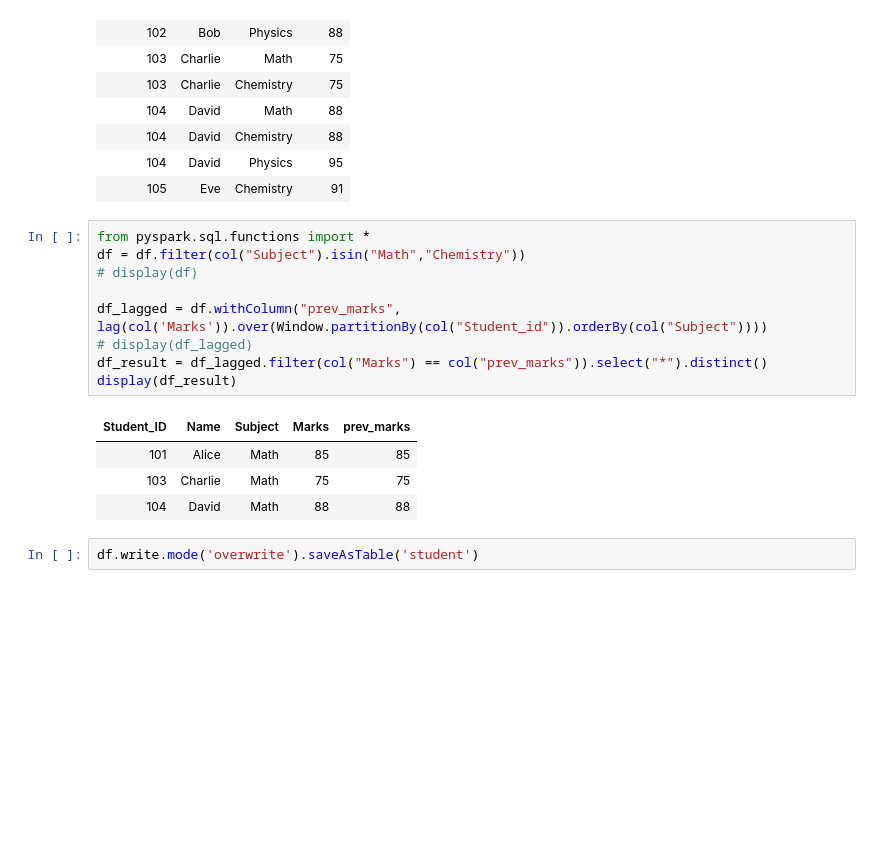
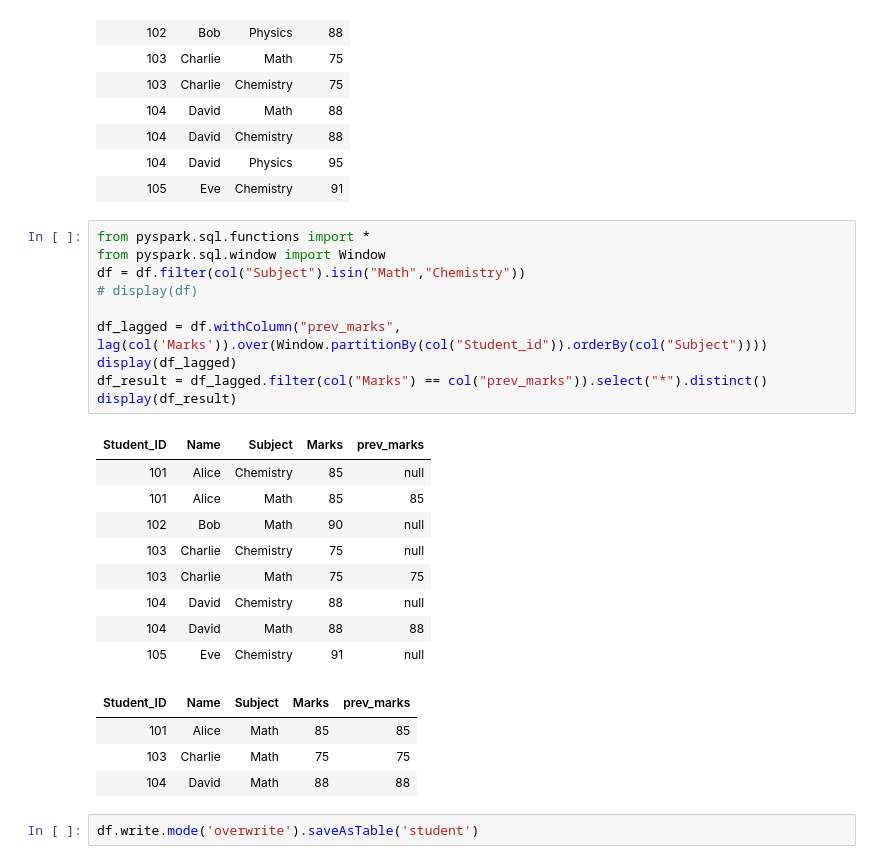
Before and after one commit to punitmore31/GCP_DE, a Jupyter notebook: Pyspark_SQL Notebook/Pyspark+SQL_problems.ipynb, the cells around one changed output. Drawn from its saved outputs; the diff is of its cells as text; blank space fills up the shorter version.

```diff
--- a/Pyspark_SQL Notebook/Pyspark+SQL_problems.ipynb
+++ b/Pyspark_SQL Notebook/Pyspark+SQL_problems.ipynb
@@ -433,18 +433,28 @@ df.display()
 | 105 | Eve | Chemistry | 91 |
 # %%
 from pyspark.sql.functions import *
+from pyspark.sql.window import Window
 df = df.filter(col("Subject").isin("Math","Chemistry"))
 # display(df)
 
 df_lagged = df.withColumn("prev_marks", lag(col('Marks')).over(Window.partitionBy(col("Student_id")).orderBy(col("Subject"))))
-# display(df_lagged)
+display(df_lagged)
 df_result = df_lagged.filter(col("Marks") == col("prev_marks")).select("*").distinct()
 display(df_result)
 # %% [output]
 | Student_ID | Name | Subject | Marks | prev_marks |
+| 101 | Alice | Chemistry | 85 | null |
 | 101 | Alice | Math | 85 | 85 |
+| 102 | Bob | Math | 90 | null |
+| 103 | Charlie | Chemistry | 75 | null |
 | 103 | Charlie | Math | 75 | 75 |
+| 104 | David | Chemistry | 88 | null |
 | 104 | David | Math | 88 | 88 |
+| 105 | Eve | Chemistry | 91 | null |
+| Student_ID | Name | Subject | Marks | prev_marks |
+| 101 | Alice | Math | 85 | 85 |
+| 103 | Charlie | Math | 75 | 75 |
+| 104 | David | Math | 88 | 88 |
 # %%
 df.write.mode('overwrite').saveAsTable('student')
 # %%
```
Also changed, not shown: parts of 36 cells of this notebook, 1 other file.
